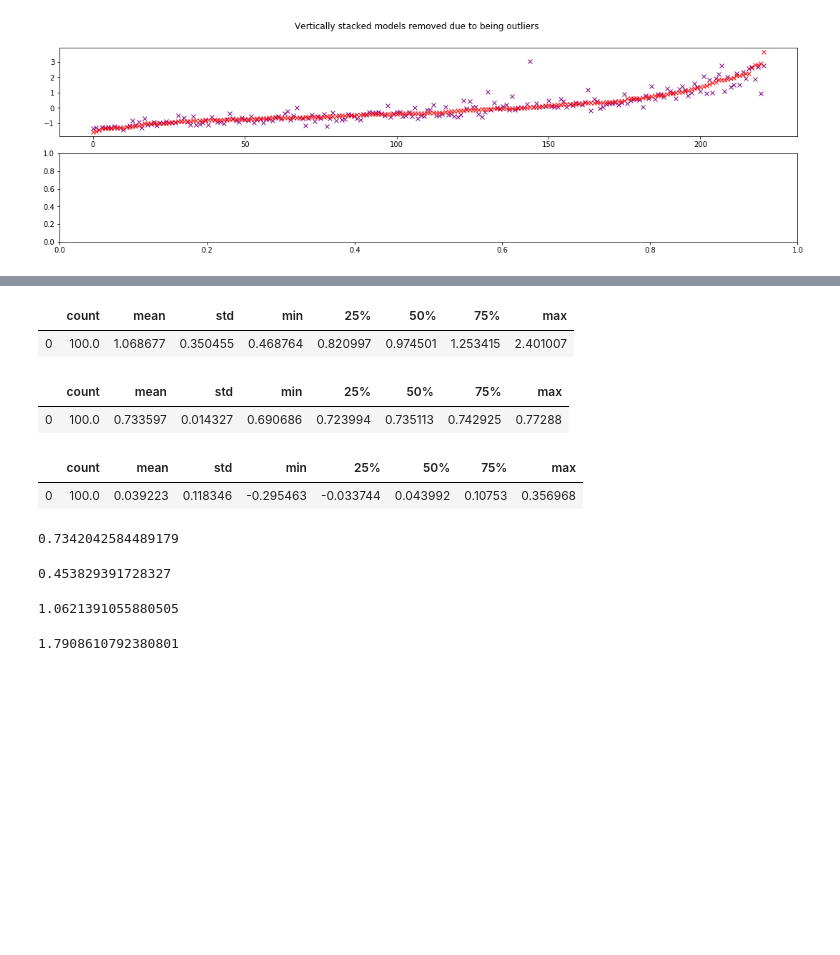
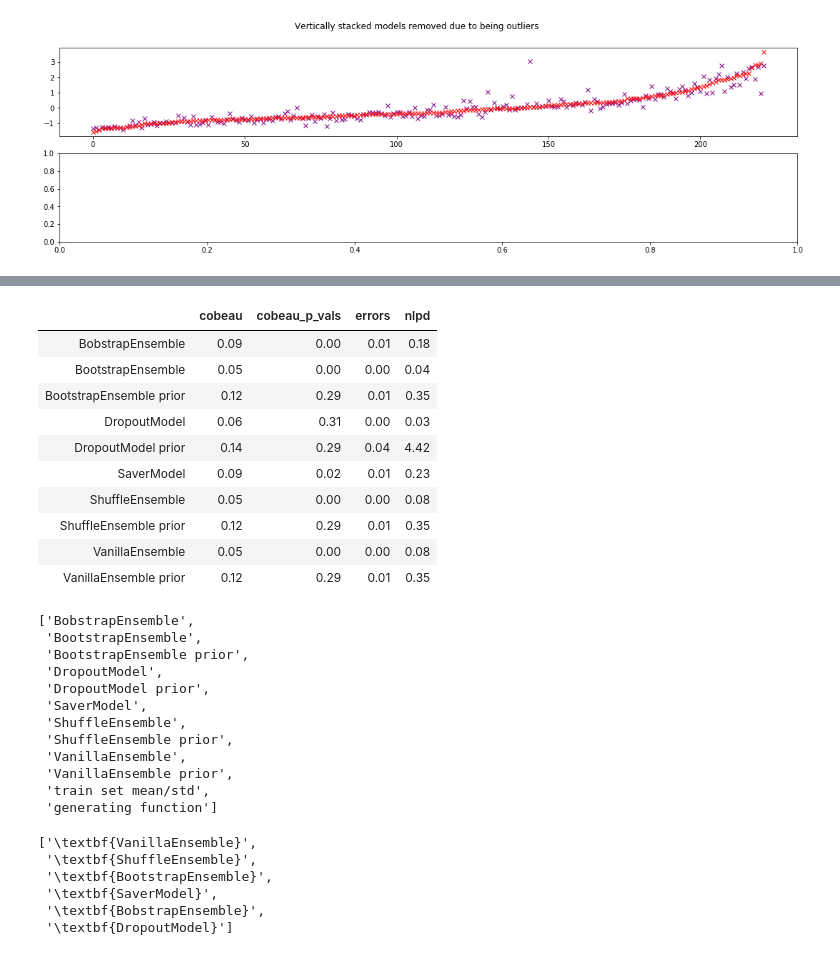
Before and after one commit to wooohoooo/uncertainty_regression_pytorch, a Jupyter notebook: models/analysis.ipynb, the cells around one changed output, grey strips where cells are left out. Saved outputs shown, nothing was run; the diff lists cells and outputs as text; code cells hidden in the pictures; blank space fills up the shorter version.

```diff
--- a/models/analysis.ipynb
+++ b/models/analysis.ipynb
@@ -462,31 +415,15 @@ pd_stds.T
-# %%
-pd.DataFrame.from_dict(analyzer.stats_dict['analysis']['prior_nlpd']).describe().T
-# %% [output]
-|  | count | mean | std | min | 25% | 50% | 75% | max |
-| 0 | 100.0 | 1.068677 | 0.350455 | 0.468764 | 0.820997 | 0.974501 | 1.253415 | 2.401007 |
-# %%
-pd.DataFrame.from_dict(analyzer.stats_dict['analysis']['prior_test_errors']).describe().T
-# %% [output]
-|  | count | mean | std | min | 25% | 50% | 75% | max |
-| 0 | 100.0 | 0.733597 | 0.014327 | 0.690686 | 0.723994 | 0.735113 | 0.742925 | 0.77288 |
-# %%
-pd.DataFrame.from_dict(analyzer.stats_dict['analysis']['prior_cobeau']).describe().T
-# %% [output]
-|  | count | mean | std | min | 25% | 50% | 75% | max |
-| 0 | 100.0 | 0.039223 | 0.118346 | -0.295463 | -0.033744 | 0.043992 | 0.10753 | 0.356968 |
-# %%
-analyzer.stupid_function_error
-# %% [output]
-0.7342042584489179
-# %%
-analyzer.stupid_function_nlpd
-# %% [output]
-0.453829391728327
-# %%
-analyzer.original_function_error
-# %% [output]
-1.0621391055880505
-# %%
-analyzer.original_function_nlpd
-# %% [output]
-1.7908610792380801
+# %%
+pd_stds = pd_stds.dropna(1).round(2)
+pd_stds.round(3).T
+# %% [output]
+|  | cobeau | cobeau_p_vals | errors | nlpd |
+| BobstrapEnsemble | 0.09 | 0.00 | 0.01 | 0.18 |
+| BootstrapEnsemble | 0.05 | 0.00 | 0.00 | 0.04 |
+| BootstrapEnsemble prior | 0.12 | 0.29 | 0.01 | 0.35 |
+| DropoutModel | 0.06 | 0.31 | 0.00 | 0.03 |
+| DropoutModel prior | 0.14 | 0.29 | 0.04 | 4.42 |
+| SaverModel | 0.09 | 0.02 | 0.01 | 0.23 |
+| ShuffleEnsemble | 0.05 | 0.00 | 0.00 | 0.08 |
+| ShuffleEnsemble prior | 0.12 | 0.29 | 0.01 | 0.35 |
+| VanillaEnsemble | 0.05 | 0.00 | 0.00 | 0.08 |
+| VanillaEnsemble prior | 0.12 | 0.29 | 0.01 | 0.35 |
@@ -492,0 +447,15 @@ analyzer.original_function_nlpd
+# %%
+list(pd.DataFrame.from_dict(stats_dict).index)
+# %% [output]
+['BobstrapEnsemble',
+ 'BootstrapEnsemble',
+ 'BootstrapEnsemble prior',
+ 'DropoutModel',
+ 'DropoutModel prior',
+ 'SaverModel',
+ 'ShuffleEnsemble',
+ 'ShuffleEnsemble prior',
+ 'VanillaEnsemble',
+ 'VanillaEnsemble prior',
+ 'train set mean/std',
+ 'generating function']
@@ -492,0 +474,9 @@ analyzer.original_function_nlpd
+# %%
+model_names_list_bf
+# %% [output]
+['\textbf{VanillaEnsemble}',
+ '\textbf{ShuffleEnsemble}',
+ '\textbf{BootstrapEnsemble}',
+ '\textbf{SaverModel}',
+ '\textbf{BobstrapEnsemble}',
+ '\textbf{DropoutModel}']
```
Also changed, not shown: parts of 18 cells of this notebook.
